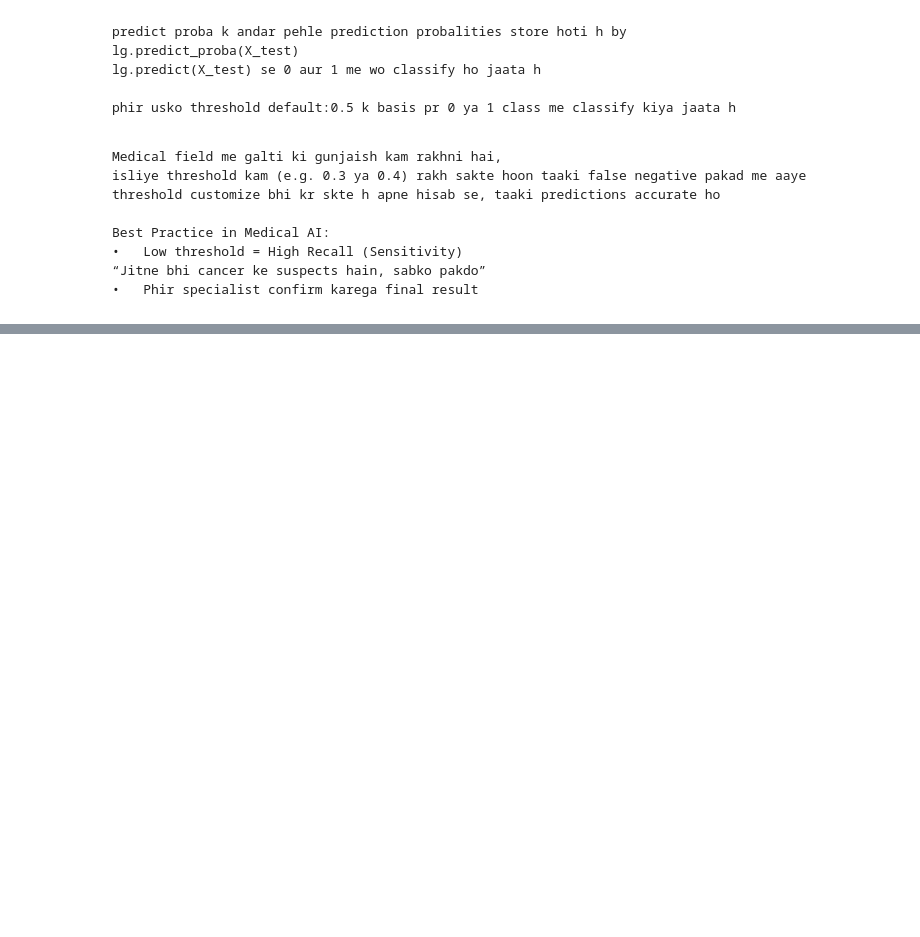
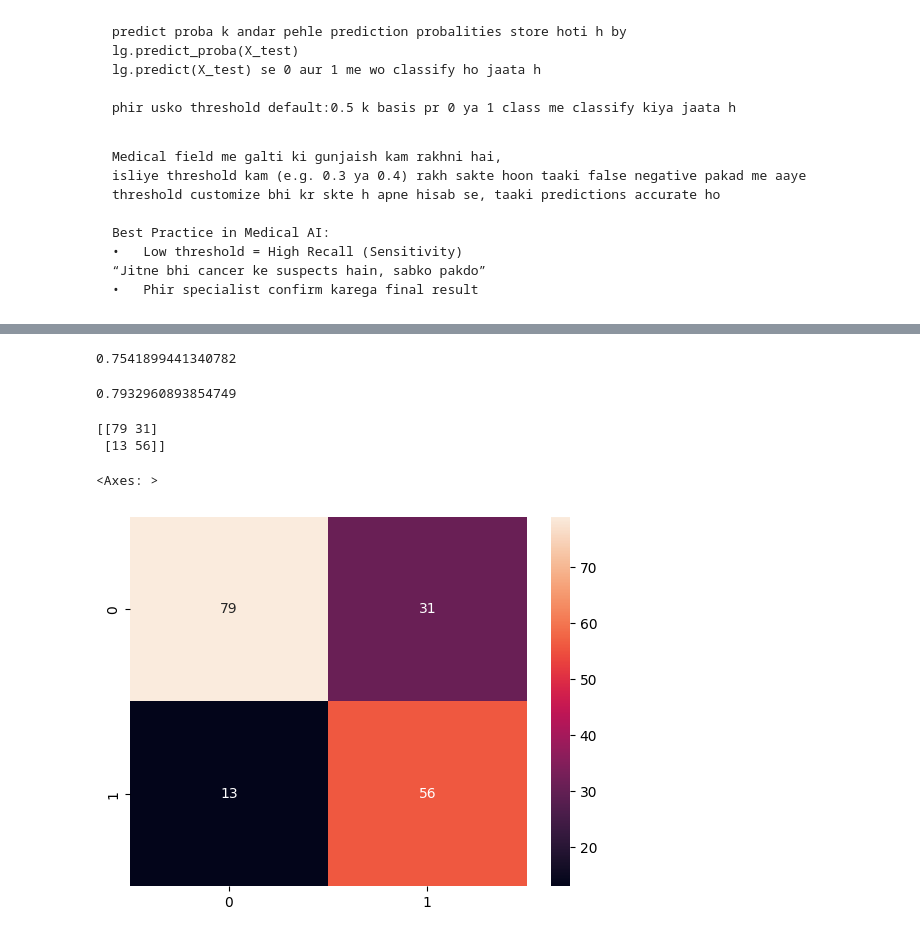
Before and after one commit to gurudattamanpreet/Practice, a Jupyter notebook: Titanic2.ipynb, the cells around one changed output, grey strips where cells are left out. Drawn from its saved outputs; the diff is of its cells as text; code cells hidden in the pictures; blank space fills up the shorter version.

```diff
--- a/Titanic2.ipynb
+++ b/Titanic2.ipynb
@@ -402,3 +402,7 @@ array([0, 0, 0, 0, 0, 0, 0, 1, 0, 0, 1, 1, 0, 0, 1, 0, 0, 1, 1, 0, 0, 0,
 	•	Low threshold = High Recall (Sensitivity)
     “Jitne bhi cancer ke suspects hain, sabko pakdo”
 	•	Phir specialist confirm karega final result
+# %%
+y_probs = lg.predict_proba(X_test)[:, 1]
+threshold = 0.3
+y_pred_custom = (y_probs >= threshold).astype(int)
@@ -404,0 +431,18 @@ array([0, 0, 0, 0, 0, 0, 0, 1, 0, 0, 1, 1, 0, 0, 1, 0, 0, 1, 1, 0, 0, 0,
+# %%
+accuracy_score(y_test,y_pred_custom)
+# %% [output]
+0.7541899441340782
+# %%
+accuracy_score(y_test,y_pred_test)
+# %% [output]
+0.7932960893854749
+# %%
+print(confusion_matrix(y_test,y_pred_custom))
+# %% [output]
+[[79 31]
+ [13 56]]
+# %%
+sns.heatmap(confusion_matrix(y_test,y_pred_custom),annot=True)
+# %% [output]
+<Axes: >
+[figure, added]
```
Also changed, not shown: parts of 3 cells of this notebook.
